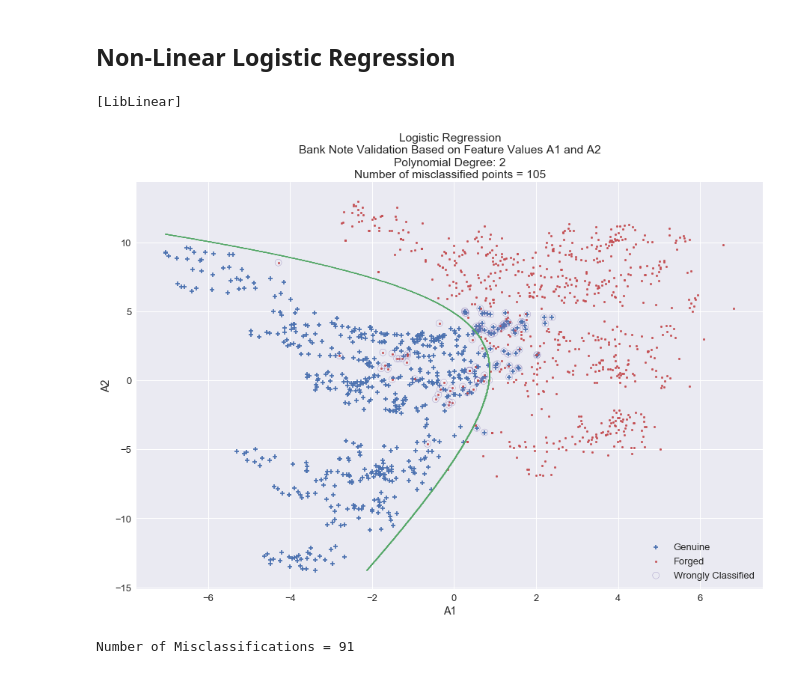
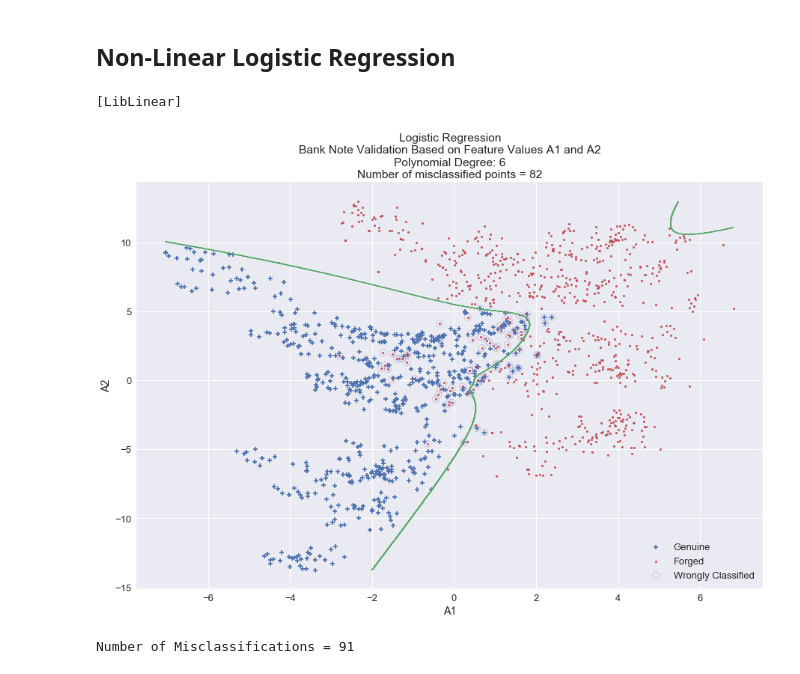
Before and after one commit to jsub10/Machine-Learning-Course-2018, a Jupyter notebook: Notebooks/Non-Linear-Logistic-Regression.ipynb, the cells around one changed output. Drawn from its saved outputs; the diff is of its cells as text; code cells hidden in the pictures.

```diff
--- a/Notebooks/Non-Linear-Logistic-Regression.ipynb
+++ b/Notebooks/Non-Linear-Logistic-Regression.ipynb
@@ -303,13 +303,13 @@ avg / total       0.89      0.89      0.89      1372
 # %%
 # logistic regression
 # NOTE: The contours are probabilities that the bank note is genuine
 errors, accuracy, conf_matrix, report, plot = poly_boundary_plot(X_train_a1_a2,
                                                 y_train,
-                                                degree=2,
+                                                degree=6,
                                                 show_contours=0)
 # %% [output]
 [LibLinear]
-[figure, old version]
+[figure, new version]
 # %%
 # Which rows of the dataset are misclassfied?
 print('Number of Misclassifications = {}'.format(len(errors)))
```
Also changed, not shown: 22 other files.
